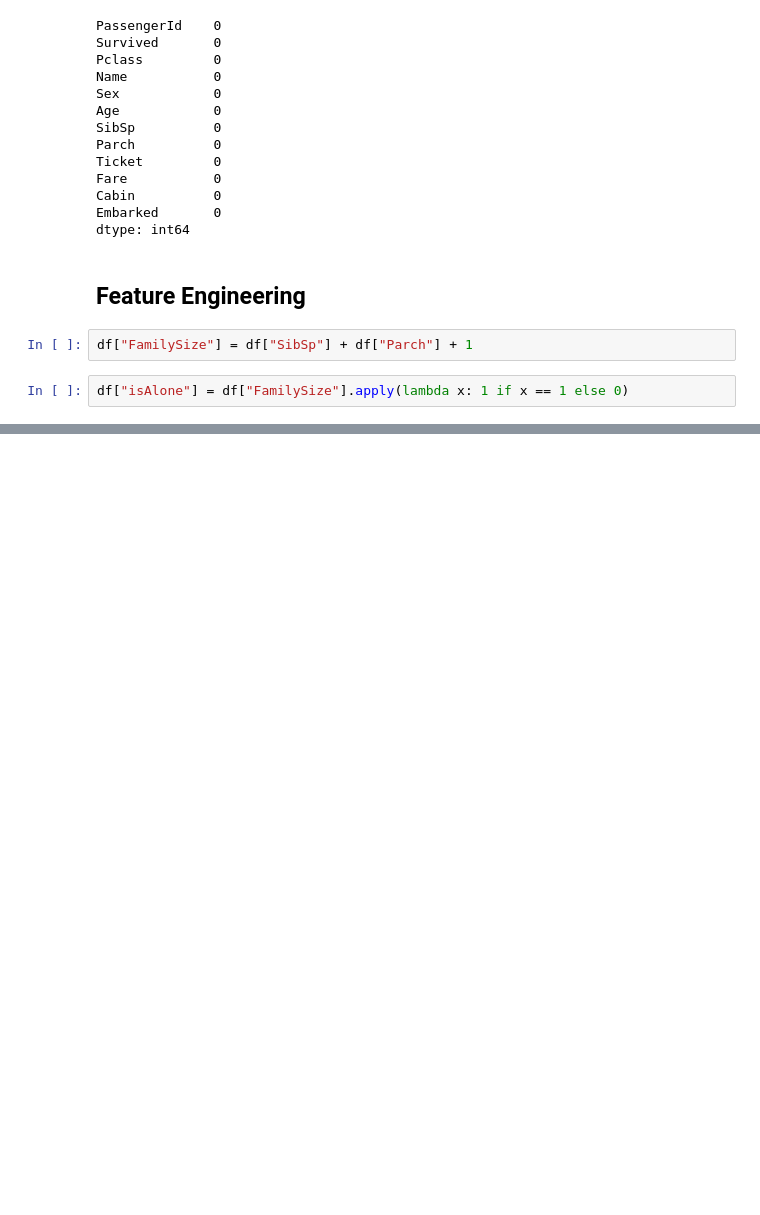
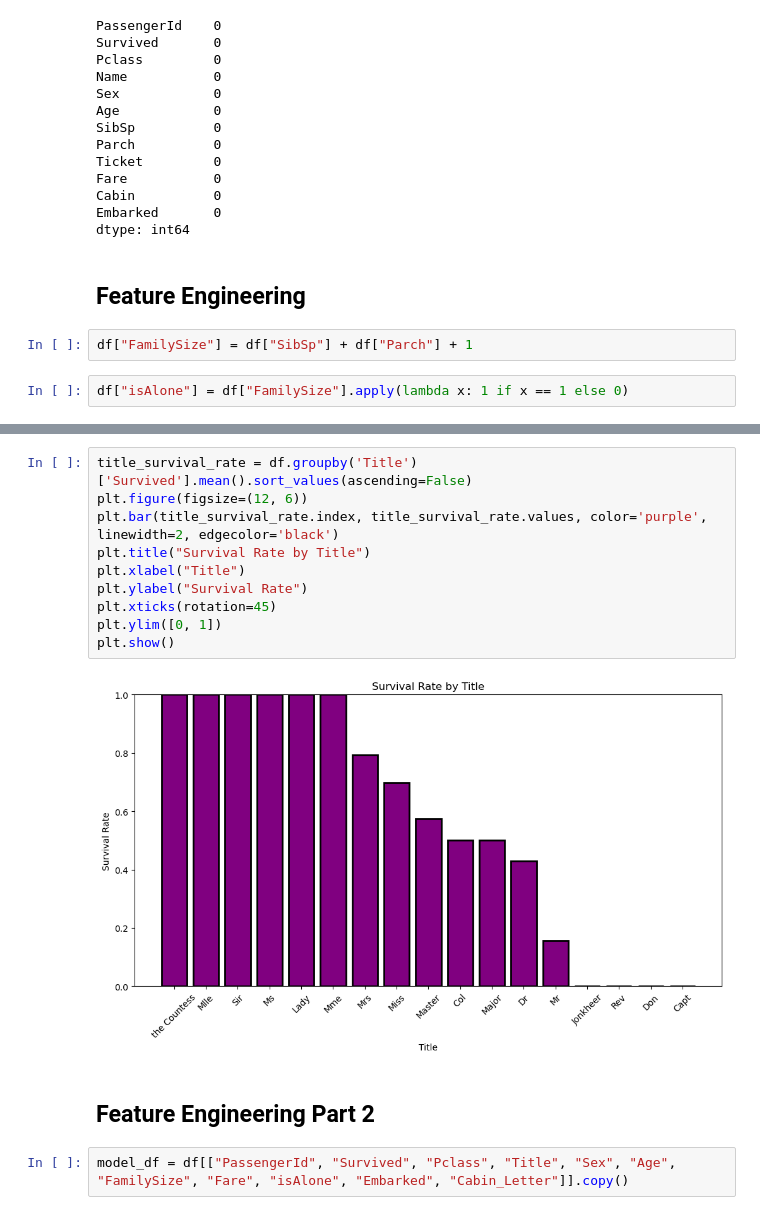
Before and after one commit to Hari-Potter03/Titanic-EDA-Classification, a Jupyter notebook: notebooks/02_modeling.ipynb, the cells around one changed output, grey strips where cells are left out. Cells and saved outputs as stored; diff of their text form; blank space fills up the shorter version.

```diff
--- a/notebooks/02_modeling.ipynb
+++ b/notebooks/02_modeling.ipynb
@@ -205,0 +237,16 @@ Dooley, Mr. Patrick
+# %%
+title_survival_rate = df.groupby('Title')['Survived'].mean().sort_values(ascending=False)
+plt.figure(figsize=(12, 6))
+plt.bar(title_survival_rate.index, title_survival_rate.values, color='purple', linewidth=2, edgecolor='black')
+plt.title("Survival Rate by Title")
+plt.xlabel("Title")
+plt.ylabel("Survival Rate")
+plt.xticks(rotation=45)
+plt.ylim([0, 1])
+plt.show()
+# %% [output]
+[figure, added]
+# %% [markdown]
+## Feature Engineering Part 2
+# %%
+model_df = df[["PassengerId", "Survived", "Pclass", "Title", "Sex", "Age", "FamilySize", "Fare", "isAlone", "Embarked", "Cabin_Letter"]].copy()
```
Also changed, not shown: parts of 28 cells of this notebook.
